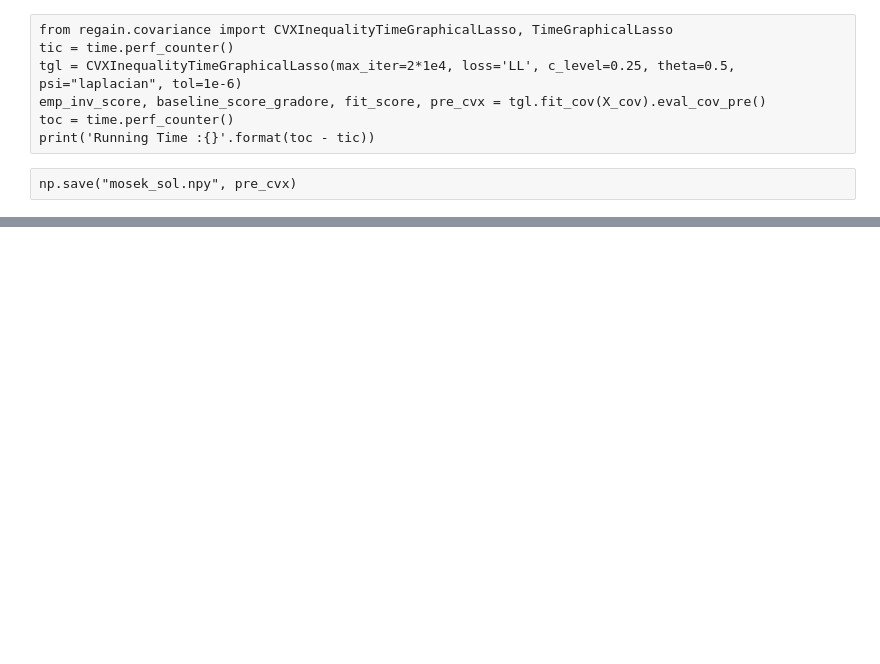
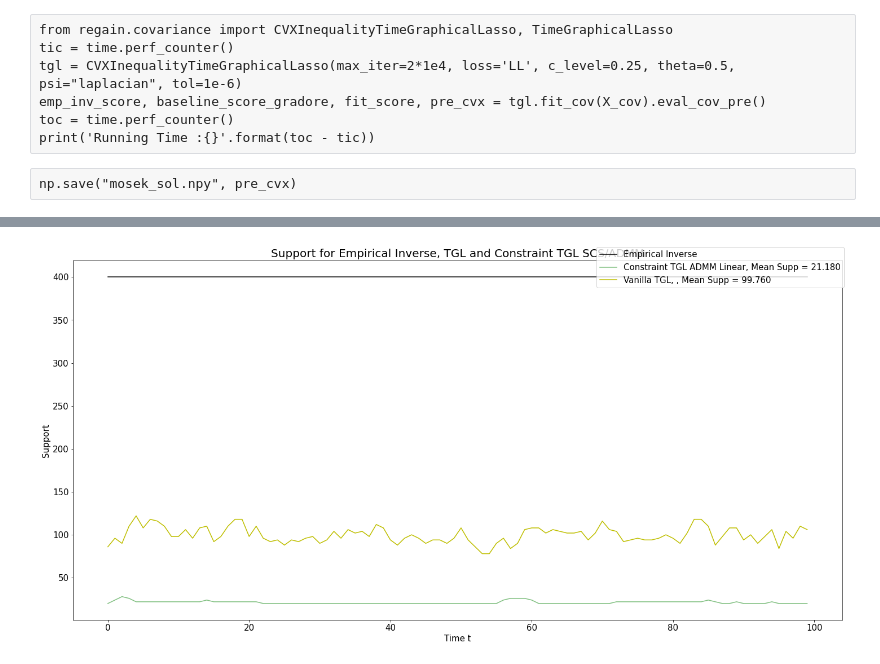
Before and after one commit to atechnicolorskye/post_sum, a Jupyter notebook: regain/inequality_constraint_cvxpy.ipynb, the cells around one changed output, grey strips where cells are left out. Saved outputs shown, nothing was run; the diff lists cells and outputs as text; code cells hidden in the pictures; blank space fills up the shorter version.

```diff
--- a/regain/inequality_constraint_cvxpy.ipynb
+++ b/regain/inequality_constraint_cvxpy.ipynb
@@ -295,44 +267,46 @@ plt.savefig('diff_like_{}_{}_admm_taylor.pdf'.format(dim_X, dim_fac))
 # %%
 fig, ax = plt.subplots(figsize=(20, 10))
 fig.patch.set_facecolor('white')
 colors = "rgm"
 color_index = 0
 
 ax.plot(range(X_cov.shape[-1]), [sum(sum(abs(tgl.emp_inv[k]) > 0)) for k in range(X_cov.shape[-1])],
         color='k', label=r'Empirical Inverse')
-for i in [1e-2]:
-# for i in [1e-2, 1e-3, 1e-4]:
-    supp = [sum(sum(abs(pre[i][t]) > 0)) for t in range(X_cov.shape[-1])]
-    mean_supp = np.mean(supp)
-    ax.plot(range(X_cov.shape[-1]), supp, color='r', alpha=0.5,
-#     ax.plot(range(X_cov.shape[-1]), supp, color=colors[color_index], alpha=0.5,
-            label=r'Constraint TGL SCS, Thres = {}, Mean Supp = {}'.format(i, mean_supp))
-    color_index += 1
-# for i in [2.]:
-#     supp = [sum(sum(abs(res[i][3][t]) > 0)) for t in range(X_cov.shape[-1])]
+# for i in [1e-2]:
+# # for i in [1e-2, 1e-3, 1e-4]:
+#     supp = [sum(sum(abs(pre[i][t]) > 0)) for t in range(X_cov.shape[-1])]
 #     mean_supp = np.mean(supp)
-#     ax.plot(range(X_cov.shape[-1]), supp, color='g', alpha=0.5,
-#             label=r'Constraint TGL ADMM CVX, Div = {}, Mean Supp = {:.3f}'.format(i, mean_supp))
-supp = [sum(sum(abs(pre_grad[t]) > 0)) for t in range(X_cov.shape[-1])]
-ax.plot(range(X_cov.shape[-1]), supp, color='m', alpha=0.5,
-        label=r'Constraint TGL ADMM Gradient, Mean Supp = {:.3f}'.format(np.mean(supp)))
+#     ax.plot(range(X_cov.shape[-1]), supp, color='r', alpha=0.5,
+# #     ax.plot(range(X_cov.shape[-1]), supp, color=colors[color_index], alpha=0.5,
+#             label=r'Constraint TGL SCS, Thres = {}, Mean Supp = {}'.format(i, mean_supp))
+#     color_index += 1
+# # for i in [2.]:
+# #     supp = [sum(sum(abs(res[i][3][t]) > 0)) for t in range(X_cov.shape[-1])]
+# #     mean_supp = np.mean(supp)
+# #     ax.plot(range(X_cov.shape[-1]), supp, color='g', alpha=0.5,
+# #             label=r'Constraint TGL ADMM CVX, Div = {}, Mean Supp = {:.3f}'.format(i, mean_supp))
+# supp = [sum(sum(abs(pre_grad[t]) > 0)) for t in range(X_cov.shape[-1])]
+# ax.plot(range(X_cov.shape[-1]), supp, color='m', alpha=0.5,
+#         label=r'Constraint TGL ADMM Gradient, Mean Supp = {:.3f}'.format(np.mean(supp)))
 supp = [sum(sum(abs(pre_tp[t]) > 0)) for t in range(X_cov.shape[-1])]
 ax.plot(range(X_cov.shape[-1]), supp, color='g', alpha=0.5,
         label=r'Constraint TGL ADMM Linear, Mean Supp = {:.3f}'.format(np.mean(supp)))
 supp = [sum(sum(abs(pre_[t]) > 0)) for t in range(X_cov.shape[-1])]
 ax.plot(range(X_cov.shape[-1]), [sum(sum(abs(pre_[k]) > 0)) for k in range(X_cov.shape[-1])],
         color='y', label=r'Vanilla TGL, , Mean Supp = {:.3f}'.format(np.mean(supp)))
 
 
 fig.legend(fontsize=15)
 ax.set_ylabel('Support', fontsize=15)
 ax.tick_params(axis='both', which='major', labelsize=15)
 ax.set_xlabel('Time t', fontsize=15)
 ax.set_title(r'Support for Empirical Inverse, TGL and Constraint TGL SCS/ADMM', fontsize=20)
 # ax.set_title(r'Support for Empirical Inverse, TGL and Constraint TGL SCS', fontsize=20)
 plt.tight_layout()
 plt.savefig('diff_supp_{}_{}_admm_taylor.pdf'.format(dim_X, dim_fac))
 # plt.savefig('diff_supp_{}_{}_scs.pdf'.format(dim_X, dim_fac))
+# %% [output]
+[figure, added]
 # %%
 fig, ax = plt.subplots(figsize=(20, 10))
 fig.patch.set_facecolor('white')
```
Also changed, not shown: parts of 9 cells of this notebook, 4 other files.
